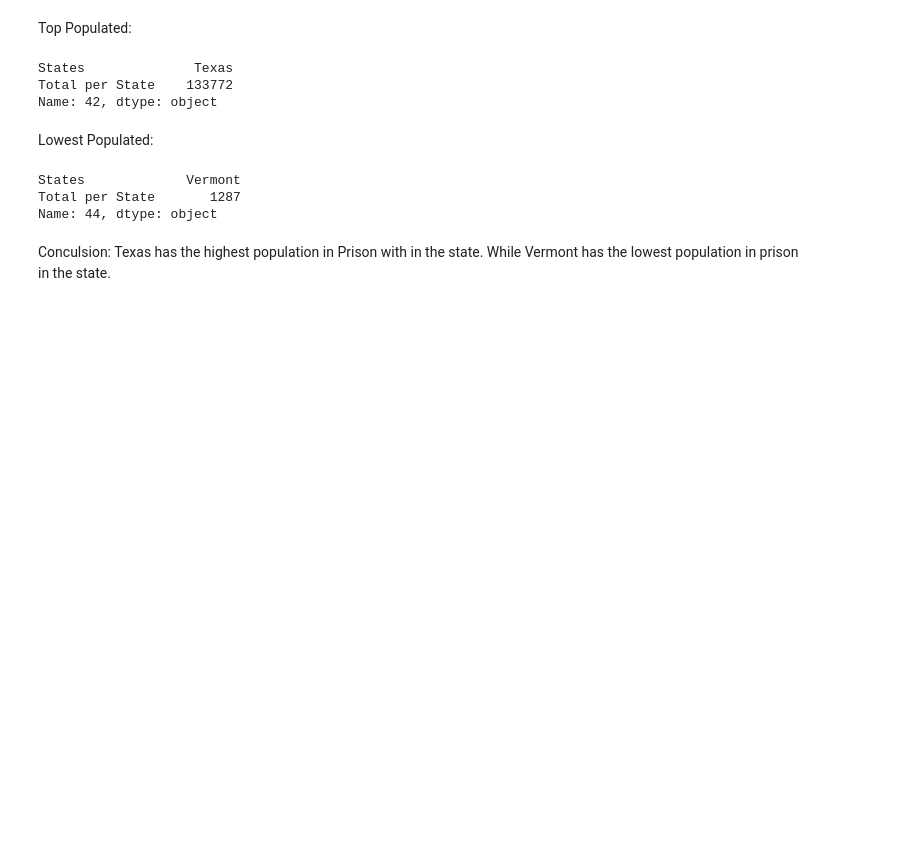
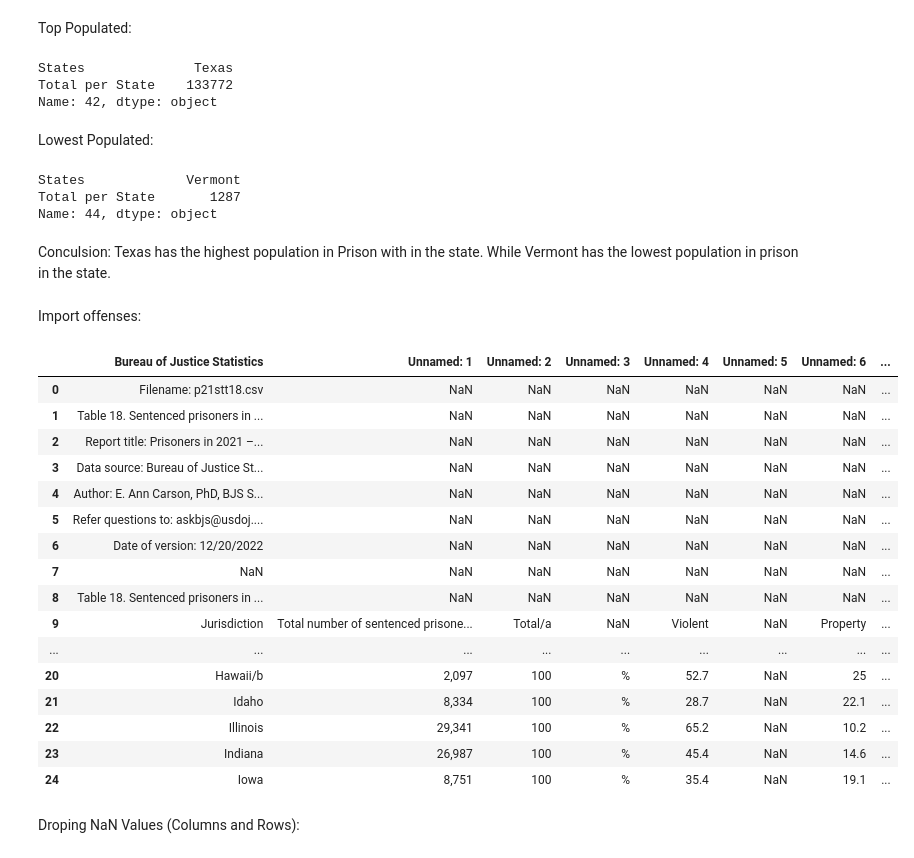
Before and after one commit to LindsayWill/Curious.Conquers, a Jupyter notebook: Prisons Checkpoint.ipynb, the cells around one changed output. Cells and saved outputs as stored; diff of their text form; code cells hidden in the pictures; blank space fills up the shorter version.

```diff
--- a/Prisons Checkpoint.ipynb
+++ b/Prisons Checkpoint.ipynb
@@ -183,3 +183,28 @@ Total per State       1287
 Name: 44, dtype: object
 # %% [markdown]
 Conculsion: Texas has the highest population in Prison with in the state. While Vermont has the lowest population in prison in the state.
+# %% [markdown]
+Import offenses:
+# %%
+PrisonsUS2 = pd.read_csv('C:/Users/linzw/DsClass/DSO110/Lesson 3/Prison4.csv')
+PrisonsUS2.head(25)
+# %% [output]
+|  | Bureau of Justice Statistics | Unnamed: 1 | Unnamed: 2 | Unnamed: 3 | Unnamed: 4 | Unnamed: 5 | Unnamed: 6 | ... |
+| 0 | Filename: p21stt18.csv | NaN | NaN | NaN | NaN | NaN | NaN | ... |
+| 1 | Table 18. Sentenced prisoners in ... | NaN | NaN | NaN | NaN | NaN | NaN | ... |
+| 2 | Report title: Prisoners in 2021 –... | NaN | NaN | NaN | NaN | NaN | NaN | ... |
+| 3 | Data source: Bureau of Justice St... | NaN | NaN | NaN | NaN | NaN | NaN | ... |
+| 4 | Author: E. Ann Carson, PhD, BJS S... | NaN | NaN | NaN | NaN | NaN | NaN | ... |
+| 5 | Refer questions to: askbjs@usdoj.... | NaN | NaN | NaN | NaN | NaN | NaN | ... |
+| 6 | Date of version: 12/20/2022 | NaN | NaN | NaN | NaN | NaN | NaN | ... |
+| 7 | NaN | NaN | NaN | NaN | NaN | NaN | NaN | ... |
+| 8 | Table 18. Sentenced prisoners in ... | NaN | NaN | NaN | NaN | NaN | NaN | ... |
+| 9 | Jurisdiction | Total number of sentenced prisone... | Total/a | NaN | Violent | NaN | Property | ... |
+| ... | ... | ... | ... | ... | ... | ... | ... | ... |
+| 20 | Hawaii/b | 2,097 | 100 | % | 52.7 | NaN | 25 | ... |
+| 21 | Idaho | 8,334 | 100 | % | 28.7 | NaN | 22.1 | ... |
+| 22 | Illinois | 29,341 | 100 | % | 65.2 | NaN | 10.2 | ... |
+| 23 | Indiana | 26,987 | 100 | % | 45.4 | NaN | 14.6 | ... |
+| 24 | Iowa | 8,751 | 100 | % | 35.4 | NaN | 19.1 | ... |
+# %% [markdown]
+Droping NaN Values (Columns and Rows):
```
Also changed, not shown: parts of 8 cells of this notebook.
